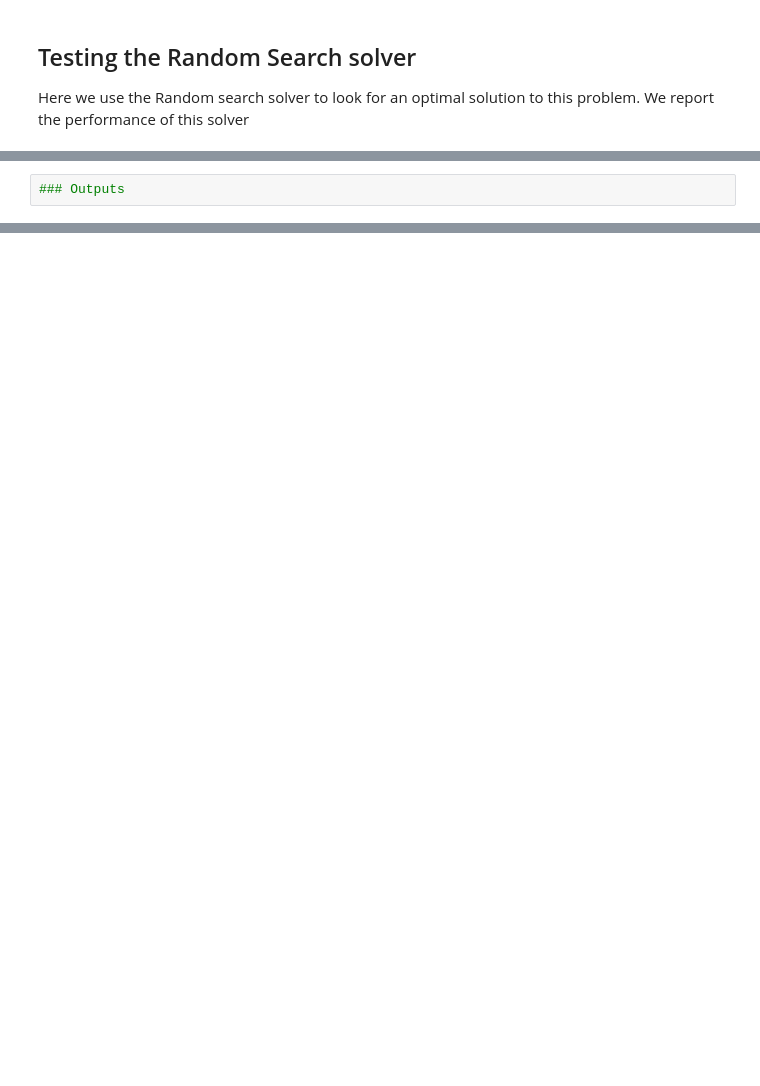
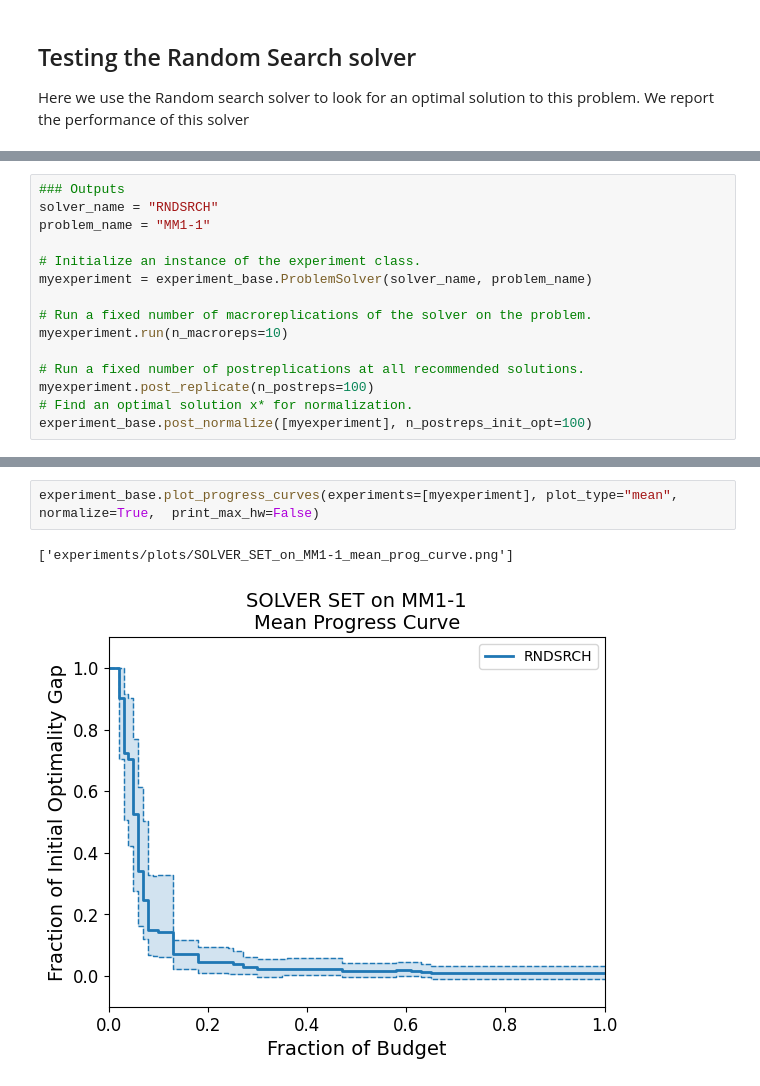
Before and after one commit to grahamburgess3/homeless_services, a Jupyter notebook: 07_so_with_simopt_lib.ipynb, the cells around one changed output, grey strips where cells are left out. Saved outputs shown, nothing was run; the diff lists cells and outputs as text; blank space fills up the shorter version.

Commit message:
experiment with rnd srch on mm1 problem

```diff
--- a/07_so_with_simopt_lib.ipynb
+++ b/07_so_with_simopt_lib.ipynb
@@ -146,2 +145,15 @@ The solver starts at a given initial solution (which starts of as the 'current b
 # %%
 ### Outputs
+solver_name = "RNDSRCH"
+problem_name = "MM1-1"
+
+# Initialize an instance of the experiment class.
+myexperiment = experiment_base.ProblemSolver(solver_name, problem_name)
+
+# Run a fixed number of macroreplications of the solver on the problem.
+myexperiment.run(n_macroreps=10)
+
+# Run a fixed number of postreplications at all recommended solutions.
+myexperiment.post_replicate(n_postreps=100)
+# Find an optimal solution x* for normalization.
+experiment_base.post_normalize([myexperiment], n_postreps_init_opt=100)
@@ -147,0 +233,5 @@ The solver starts at a given initial solution (which starts of as the 'current b
+# %%
+experiment_base.plot_progress_curves(experiments=[myexperiment], plot_type="mean", normalize=True,  print_max_hw=False)
+# %% [output]
+['experiments/plots/SOLVER_SET_on_MM1-1_mean_prog_curve.png']
+[figure, added]
```
Also changed, not shown: parts of 9 cells of this notebook, 4 other files.
